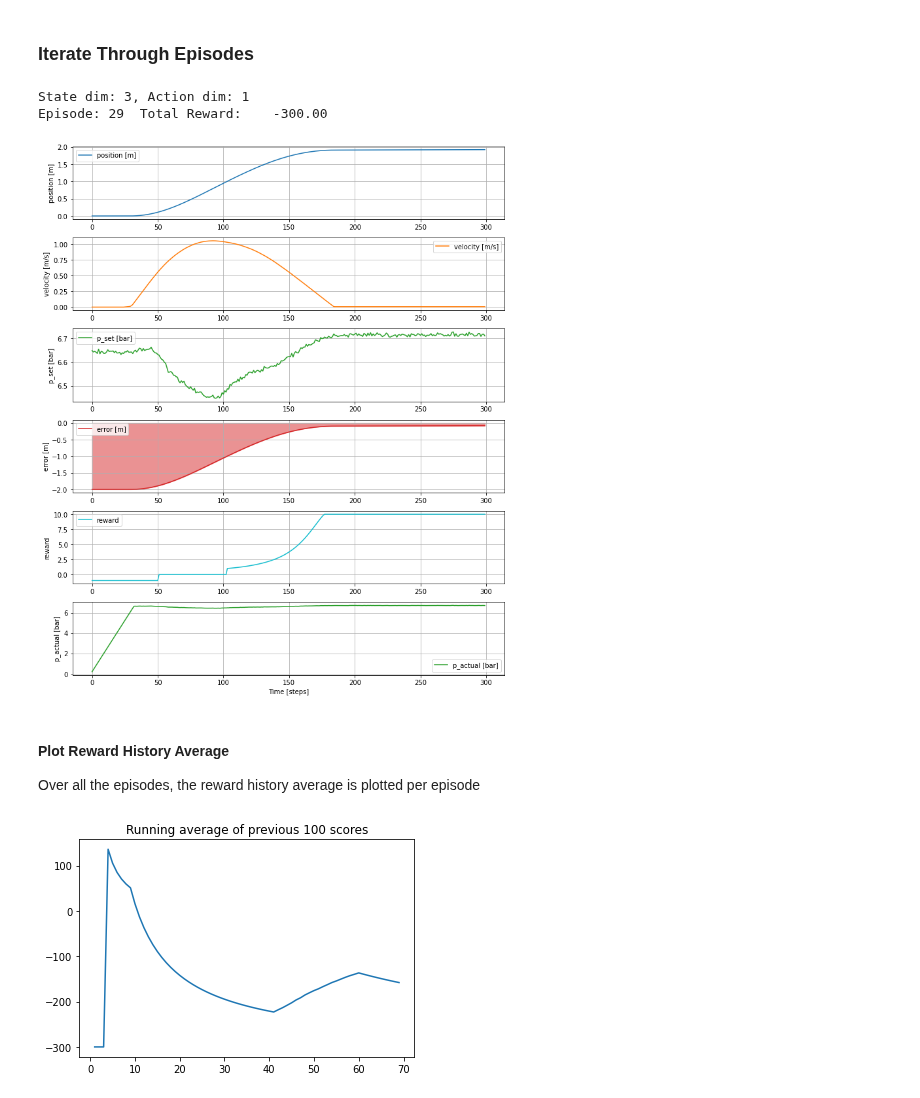
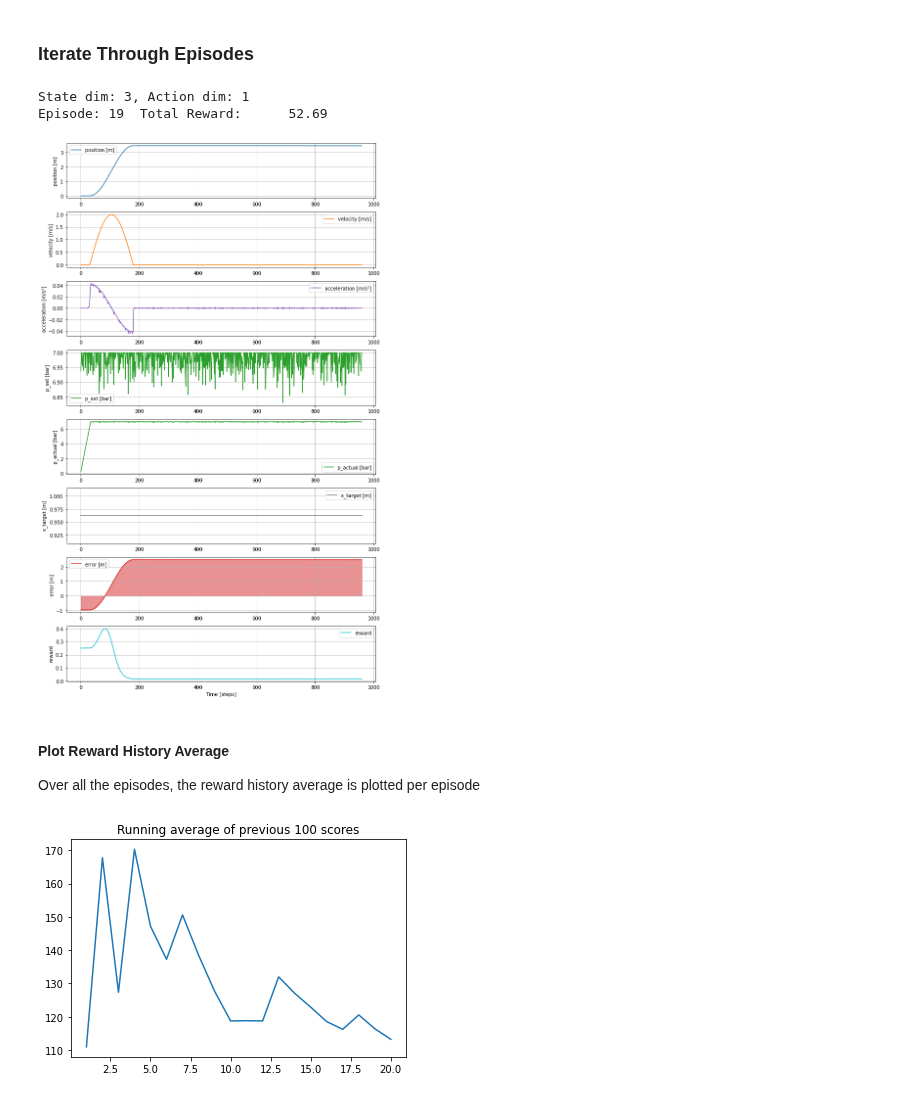
Before and after one commit to Sven-J-Steinert/Rocket-Hopper-DDPG, a Jupyter notebook: ddpg.ipynb, the cells around one changed output. Saved outputs shown, nothing was run; the diff lists cells and outputs as text; code cells hidden in the pictures.

Commit message:
3 vec, Gauss reward

```diff
--- a/ddpg.ipynb
+++ b/ddpg.ipynb
@@ -58,17 +58,17 @@ The configuration initially follows the [supplementary information section](http
 # %%
 BUFFER_SIZE=1000000 # Buffer size of 1 million entries
 
-BATCH_SIZE=64   # Sampling from memory - This can be 128 for more complex tasks such as Hopper
+BATCH_SIZE=128   # Sampling from memory - This can be 128 for more complex tasks such as Hopper
 UPDATE_ITERATION=100 # Number of iterations in the replay buffer
 
-tau=0.001       # Target Network HyperParameters (soft updating)
+tau=0.01       # Target Network HyperParameters (soft updating)
 gamma=0.99      # ?
 
 directory = './'
 
 # Neural Network architecture:
-H1=64  # Neuron of 1st Layers #400 #20
-H2=128  # Neurons of 2nd layers #300 #64
+H1=64  # Neuron of 1st Layers #400 #20 # 64
+H2=128  # Neurons of 2nd layers #300 #64 # 128
 # %% [markdown]
 ### Exploration
 
@@ -261,7 +261,7 @@ class DDPG(object):
         self.actor = Actor(state_dim, action_dim, H1).to(device)
         self.actor_target = Actor(state_dim, action_dim,  H1).to(device)
         self.actor_target.load_state_dict(self.actor.state_dict())
-        self.actor_optimizer = optim.Adam(self.actor.parameters(), lr=3e-3)
+        self.actor_optimizer = optim.Adam(self.actor.parameters(), lr=10e-3)
 
         self.critic = Critic(state_dim, action_dim,  H2).to(device)
         self.critic_target = Critic(state_dim, action_dim,  H2).to(device)
@@ -385,11 +385,11 @@ env = HopperEnv()
 
 # Define different parameters for training the agent:
     # Episodes:
-MAX_EPISODE=30          # Number of episodes 200
+MAX_EPISODE=20          # Number of episodes 200
 ep_r = 0          # Initial episode reward: normally 0 or -infinity
 score_hist=[]           # Initialize the list where all historical rewards of each episode are stored
     # Steps:
-MAX_TIME_STEPS=300       # Number of steps taken per episode before moving on # 5000
+MAX_TIME_STEPS=960       # Number of steps taken per episode before moving on # 5000
 total_step = 0          # Initialize step count in each episode: [0, MAX_TIME_STEPS]
 
 # # To render the environmnet:
@@ -411,7 +411,7 @@ min_Val = torch.tensor(1e-7).float().to(device)
 
 
 # Exploration Noise
-exploration_noise=0.005 # [bar]
+exploration_noise=0.05 # [bar]
 # %% [output]
 3
 # %% [markdown]
@@ -432,7 +432,7 @@ for i in range(MAX_EPISODE):
     total_reward = 0
     step = 0
     state = env.reset() # [x_target, x, a]
-    log = np.zeros((6,MAX_TIME_STEPS))
+    log = np.zeros((8,MAX_TIME_STEPS))
 
     # state=state[0]
 
@@ -445,18 +445,22 @@ for i in range(MAX_EPISODE):
         # Add Gaussian noise to actions for exploration
         action = (action + np.random.normal(0, exploration_noise, size=action_dim)).clip(min_action, max_action)
         # print(env.step(action))
-        # action += OU_Noise.sample(action)
+        #action += OU_Noise.sample(action)
+        #action = np.array([7]) # test full throttle
 
         y, reward, done, info = env.step(action)
 
         #y = np.array([state[1],state[2]])
 
-        log[0,t] = y[1]
-        log[1,t] = y[2]
-        log[2,t] = action[0]
-        log[3,t] = y[1] - y[0]
-        log[4,t] = reward
-        log[5,t] = info
+        log[0,t] = y[1] # x
+        log[1,t] = info[1] # v
+        log[2,t] = y[2] # a
+        log[3,t] = action[0] # p_set
+        log[4,t] = info[0] # p_actual
+        log[5,t] = y[0] # x_target
+        log[6,t] = y[1] - y[0] # error
+        log[7,t] = reward # reward
+
 
         total_reward += reward
         # if render and i >= render_interval : env.render()
@@ -469,20 +473,22 @@ for i in range(MAX_EPISODE):
         step += 1
 
     score_hist.append(total_reward)
+    episodes.append(log)
+
     total_step += step+1
     print(f"Episode: {i}  Total Reward: {total_reward:10.2f}", end='\r', flush=True)
-    episodes.append(log)
+
     agent.update()
     if i % 100 == 0:
         agent.save()
 env.close()
 # %% [output]
 State dim: 3, Action dim: 1
-Episode: 29  Total Reward:    -300.00
+Episode: 19  Total Reward:      52.69
 # %%
-plot(episodes[3])
+plot(episodes[15])
 # %% [output]
-[figure, old version]
+[figure, new version]
 # %%
 import matplotlib.pyplot as plt
 import numpy as np
@@ -502,7 +508,7 @@ Over all the episodes, the reward history average is plotted per episode
 x = [i+1 for i in range(len(score_hist))]
 plot_learning_curve(x, score_hist)
 # %% [output]
-[figure, old version]
+[figure, new version]
 # %%
 test_iteration=10              # 100
 max_length_of_trajectory=100   # 1000
```
Also changed, not shown: parts of 2 cells of this notebook, 5 other files.
